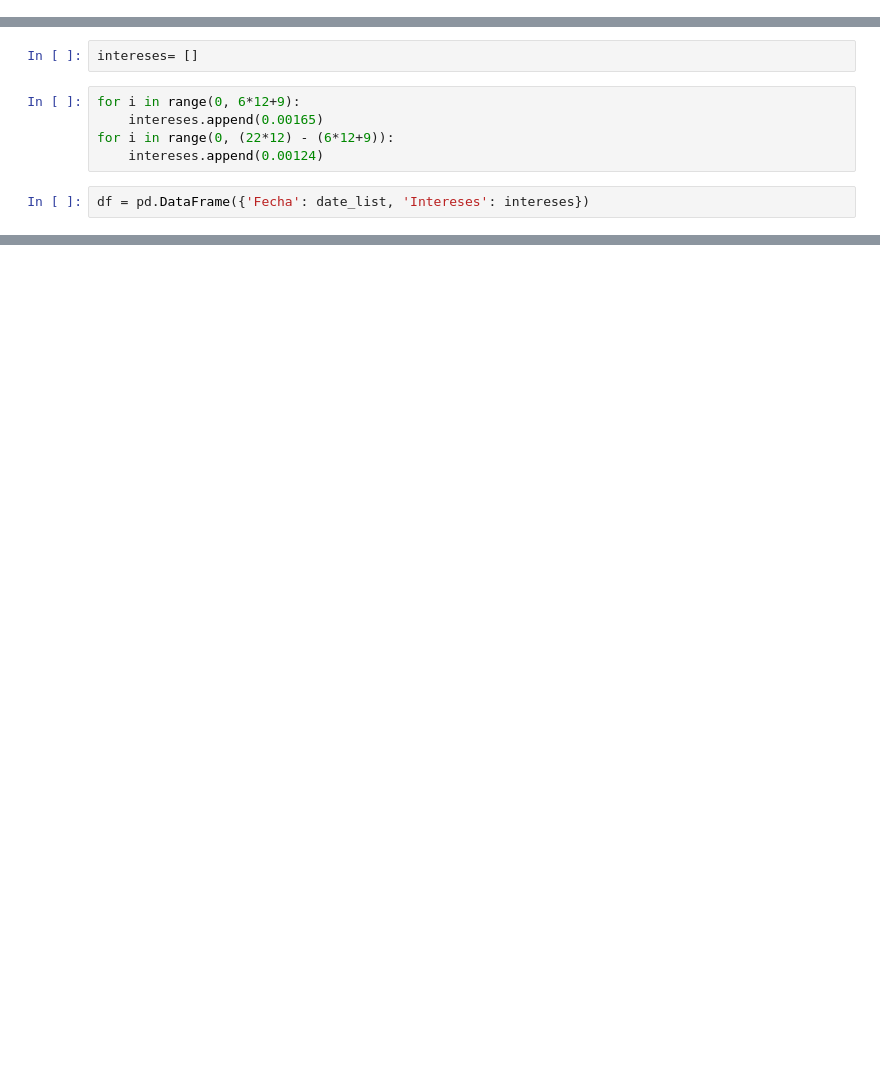
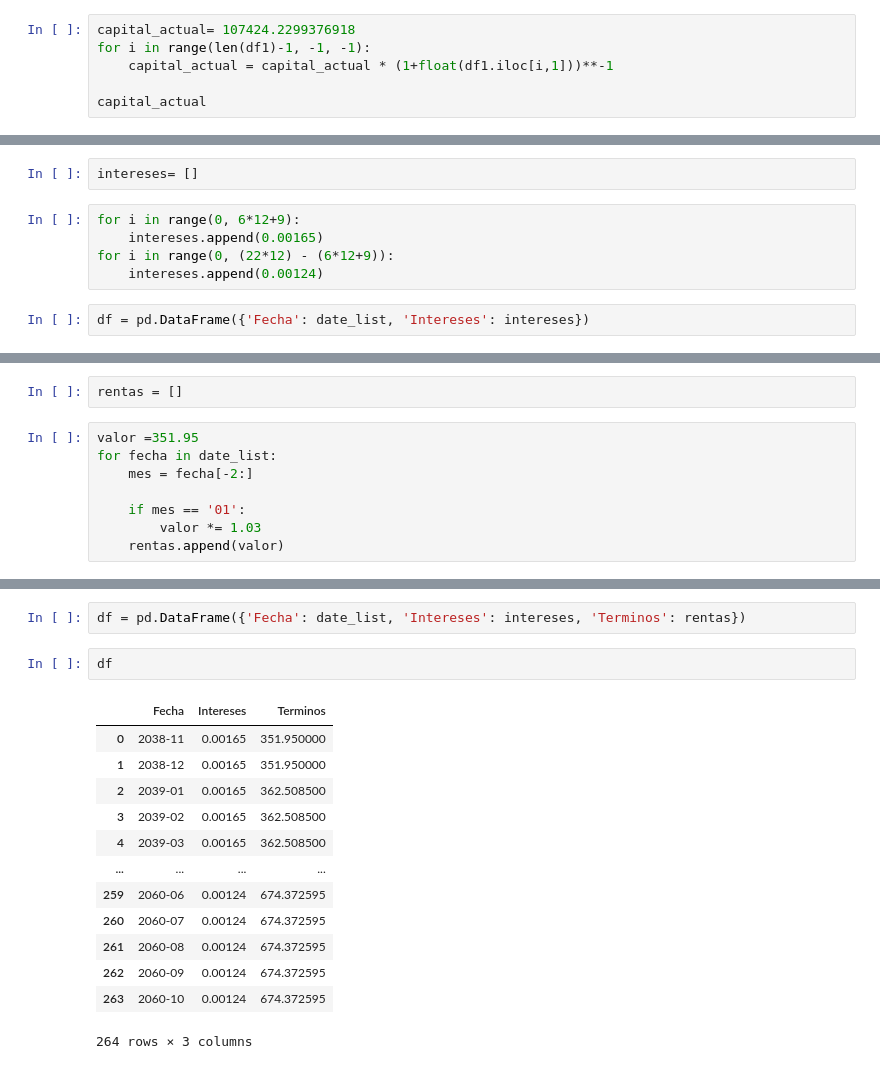
Before and after one commit to ortegafer/reto07_verde_oscuro, a Jupyter notebook: funcion.ipynb, the cells around one changed output, grey strips where cells are left out. Drawn from its saved outputs; the diff is of its cells as text; blank space fills up the shorter version.

```diff
--- a/funcion.ipynb
+++ b/funcion.ipynb
@@ -59,0 +109,6 @@ import datetime as dt
+# %%
+capital_actual= 107424.2299376918
+for i in range(len(df1)-1, -1, -1):
+    capital_actual = capital_actual * (1+float(df1.iloc[i,1]))**-1
+
+capital_actual
@@ -85,0 +146,10 @@ print(df)
+# %%
+rentas = []
+# %%
+valor =351.95
+for fecha in date_list:
+    mes = fecha[-2:]
+
+    if mes == '01':
+        valor *= 1.03
+    rentas.append(valor)
@@ -85,0 +176,18 @@ print(df)
+# %%
+df = pd.DataFrame({'Fecha': date_list, 'Intereses': intereses, 'Terminos': rentas})
+# %%
+df
+# %% [output]
+|  | Fecha | Intereses | Terminos |
+| 0 | 2038-11 | 0.00165 | 351.950000 |
+| 1 | 2038-12 | 0.00165 | 351.950000 |
+| 2 | 2039-01 | 0.00165 | 362.508500 |
+| 3 | 2039-02 | 0.00165 | 362.508500 |
+| 4 | 2039-03 | 0.00165 | 362.508500 |
+| ... | ... | ... | ... |
+| 259 | 2060-06 | 0.00124 | 674.372595 |
+| 260 | 2060-07 | 0.00124 | 674.372595 |
+| 261 | 2060-08 | 0.00124 | 674.372595 |
+| 262 | 2060-09 | 0.00124 | 674.372595 |
+| 263 | 2060-10 | 0.00124 | 674.372595 |
+264 rows × 3 columns
```
Also changed, not shown: parts of 16 cells of this notebook, 3 other files.
